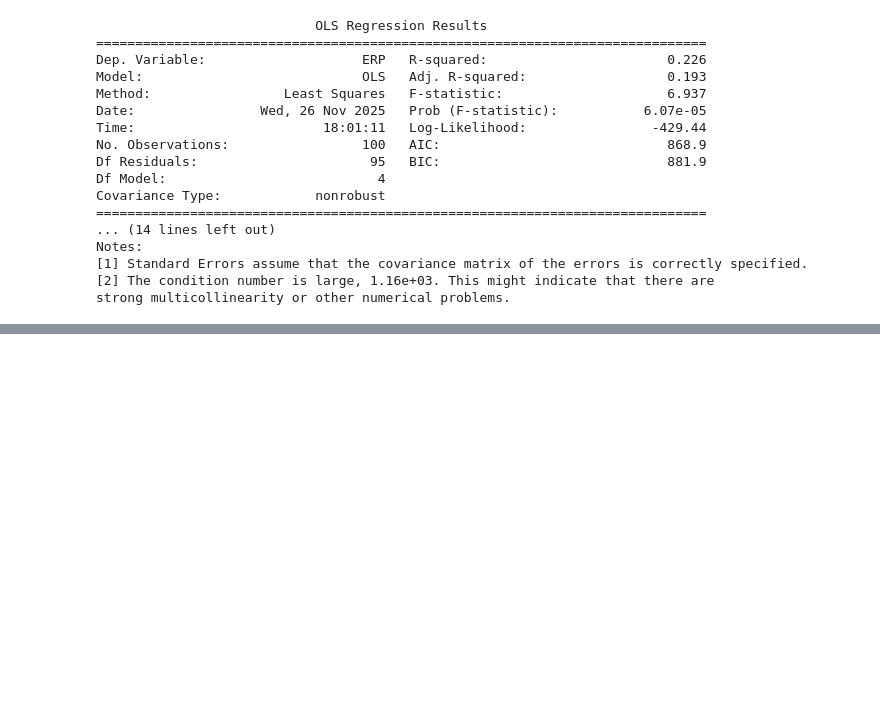
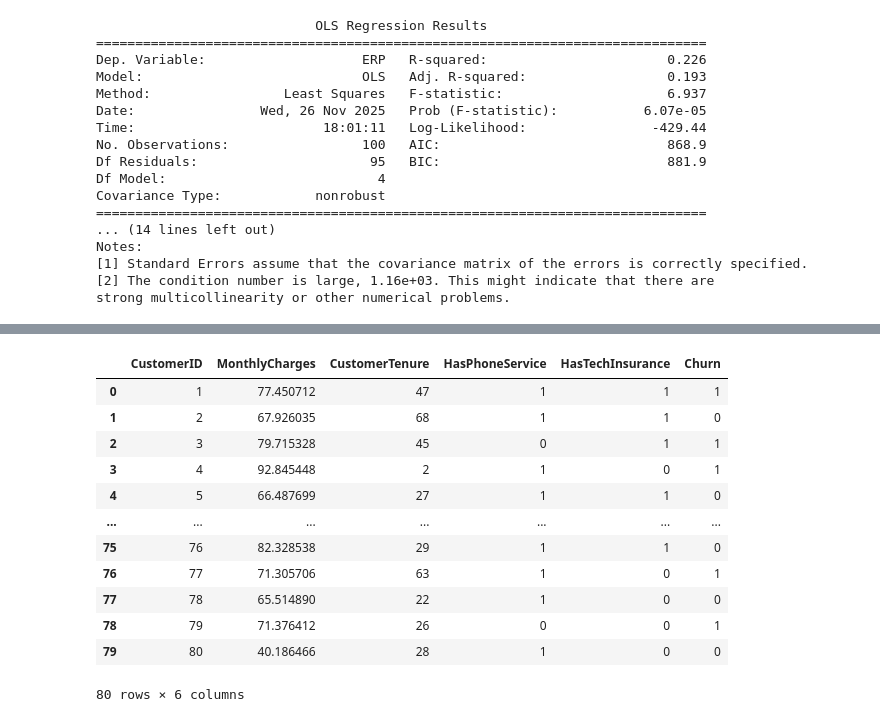
Before and after one commit to walker0625/bigdata-analysis-engineer-license, a Jupyter notebook: 4. test/3. judge.ipynb, the cells around one changed output, grey strips where cells are left out. Saved outputs shown, nothing was run; the diff lists cells and outputs as text; code cells hidden in the pictures; blank space fills up the shorter version.

```diff
--- a/4. test/3. judge.ipynb
+++ b/4. test/3. judge.ipynb
@@ -160,0 +386,19 @@ strong multicollinearity or other numerical problems.
+# %%
+import pandas as pd
+
+df = pd.read_csv('retention.csv')
+df
+# %% [output]
+|  | CustomerID | MonthlyCharges | CustomerTenure | HasPhoneService | HasTechInsurance | Churn |
+| 0 | 1 | 77.450712 | 47 | 1 | 1 | 1 |
+| 1 | 2 | 67.926035 | 68 | 1 | 1 | 0 |
+| 2 | 3 | 79.715328 | 45 | 0 | 1 | 1 |
+| 3 | 4 | 92.845448 | 2 | 1 | 0 | 1 |
+| 4 | 5 | 66.487699 | 27 | 1 | 1 | 0 |
+| ... | ... | ... | ... | ... | ... | ... |
+| 75 | 76 | 82.328538 | 29 | 1 | 1 | 0 |
+| 76 | 77 | 71.305706 | 63 | 1 | 0 | 1 |
+| 77 | 78 | 65.514890 | 22 | 1 | 0 | 0 |
+| 78 | 79 | 71.376412 | 26 | 0 | 0 | 1 |
+| 79 | 80 | 40.186466 | 28 | 1 | 0 | 0 |
+80 rows × 6 columns
```
Also changed, not shown: parts of 27 cells of this notebook, 17 other files.
